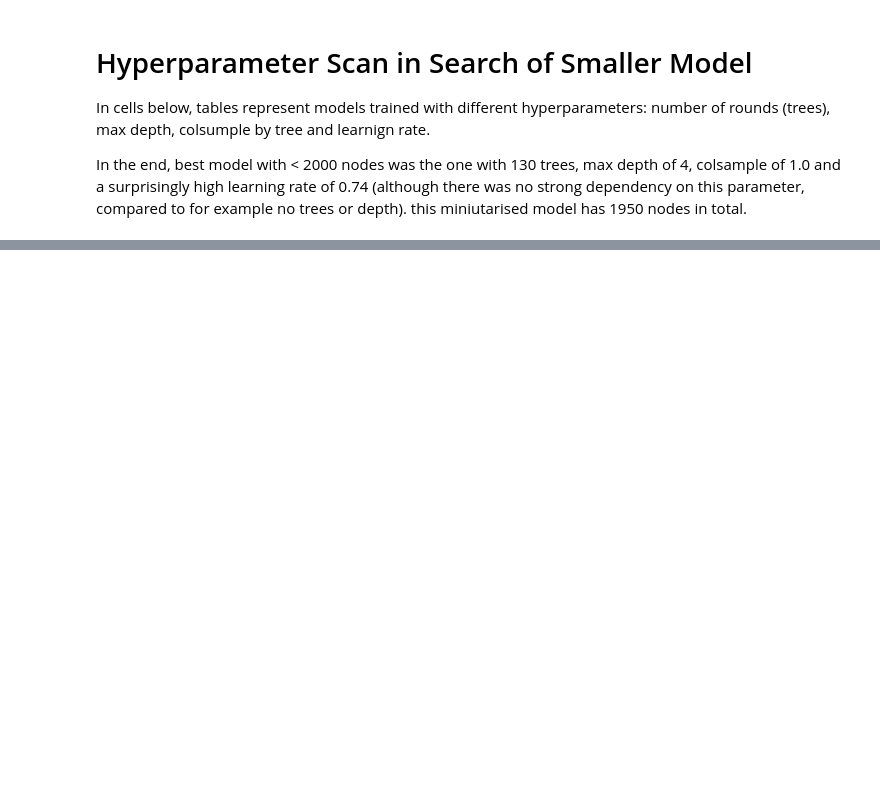
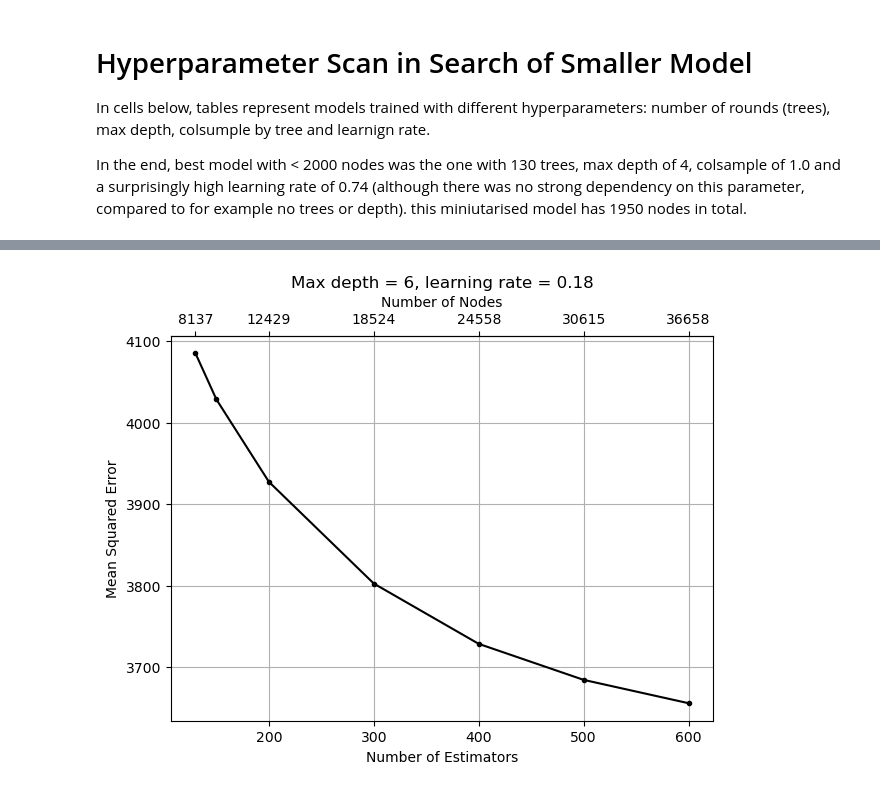
Before and after one commit to p-mucha/ML-for-ATLAS-Hardware-Trigger-at-HL-LHC-in-HH-4b, a Jupyter notebook: notebooks/10.0-pm-downsizing.ipynb, the cells around one changed output, grey strips where cells are left out. Saved outputs shown, nothing was run; the diff lists cells and outputs as text; code cells hidden in the pictures; blank space fills up the shorter version.

```diff
--- a/notebooks/10.0-pm-downsizing.ipynb
+++ b/notebooks/10.0-pm-downsizing.ipynb
@@ -267,0 +349,40 @@ INFO: Trained XGBoost model; mean squared error: 3738.2218767895943
+# %%
+mask2 = np.where(experiment_hyperparams2["max_depth"] == 6)
+
+fig, ax1 = plt.subplots(figsize=(7, 5))
+
+# Plot MSE vs Num_rounds
+ax1.plot(
+    experiment_hyperparams2.loc[mask2]["n_estimators"],
+    experiment_hyperparams2.loc[mask2]["MSE"],
+    ".-",
+    color="k",
+)
+ax1.set_xlabel("Number of Estimators")
+ax1.set_ylabel("Mean Squared Error")
+ax1.tick_params(axis="y")
+
+# Create a secondary x-axis on top
+ax2 = ax1.secondary_xaxis("top")
+
+# Set the tick positions and labels for Nodes NO
+ax2.set_xticks(
+    experiment_hyperparams2.loc[mask2]["n_estimators"].values[[0, 2, 3, 4, 5, 6]]
+)
+ax2.set_xticklabels(
+    experiment_hyperparams2.loc[mask2]["Nodes NO"].values[[0, 2, 3, 4, 5, 6]]
+)
+ax2.set_xlabel("Number of Nodes", color="k")
+
+# Set the x-axis tick label color to blue
+ax2.tick_params(axis="x", colors="k")
+
+# Set title
+plt.title("Max depth = 6, learning rate = 0.18")
+
+# Show grid
+ax1.grid(True)
+
+plt.show()
+# %% [output]
+[figure, added]
```
Also changed, not shown: parts of 41 cells of this notebook, 15 other files.
